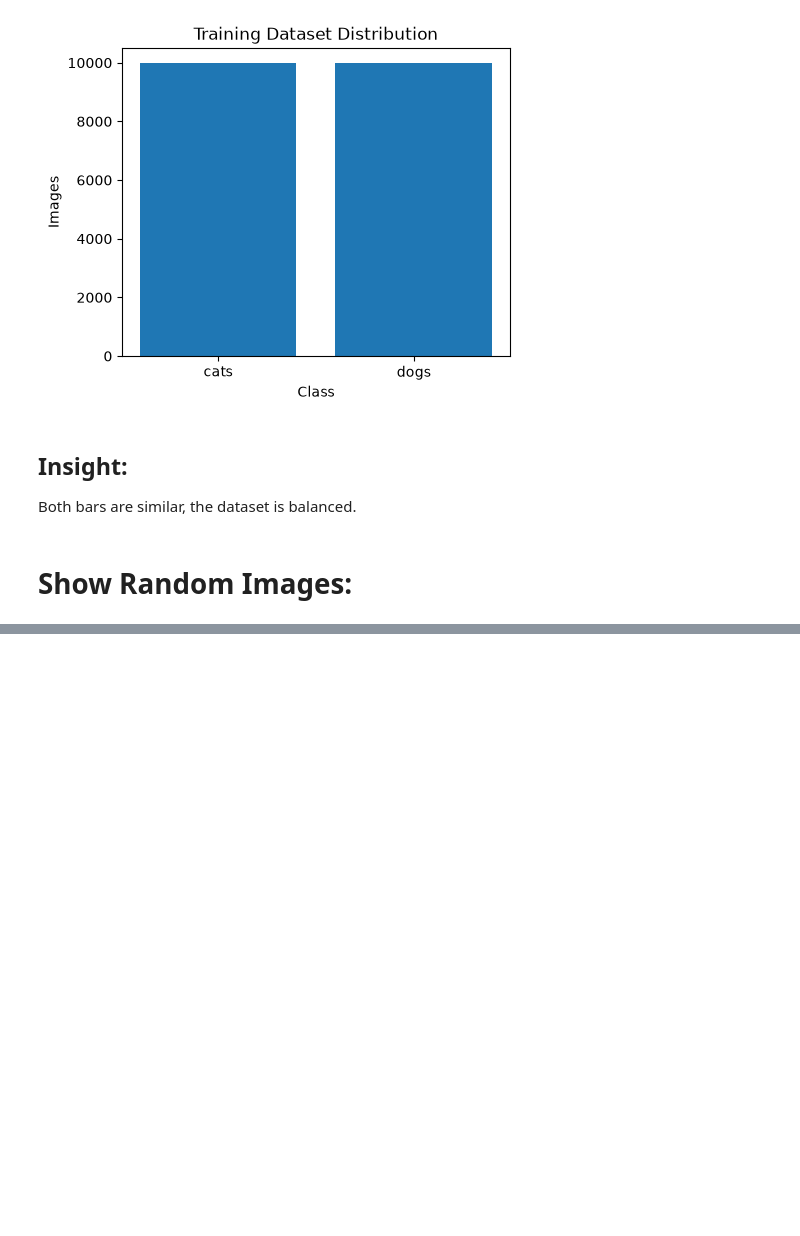
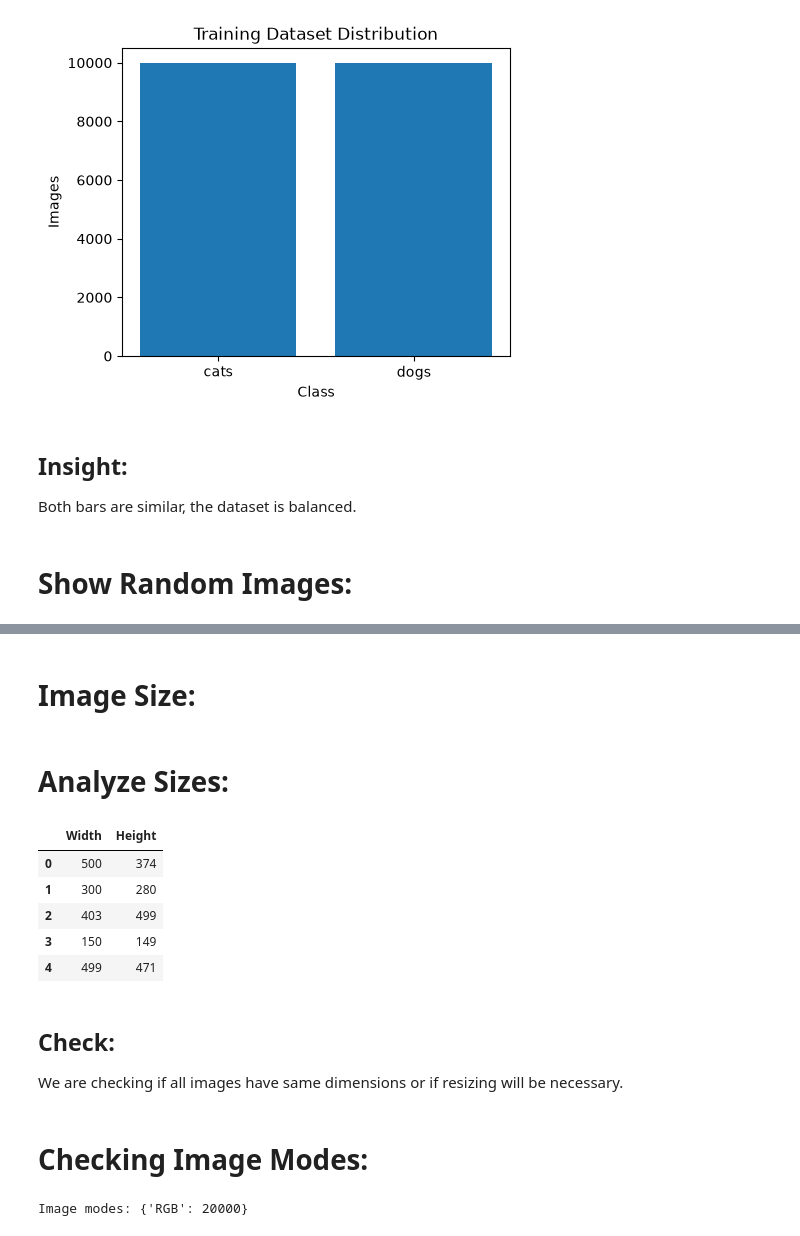
Before and after one commit to itshowrohitworks/cat-dog-classifier-torch, a Jupyter notebook: notebooks/eda.ipynb, the cells around one changed output, grey strips where cells are left out. Saved outputs shown, nothing was run; the diff lists cells and outputs as text; code cells hidden in the pictures; blank space fills up the shorter version.

Commit message:
Checked for size, modes of Images and also if there's any corrupt image.

```diff
--- a/notebooks/eda.ipynb
+++ b/notebooks/eda.ipynb
@@ -105,0 +106,41 @@ plt.show()
+# %% [markdown]
+# Image Size:
+# %%
+sizes = []
+
+for cls in classes:
+    for img_path in (TRAIN_DIR / cls).glob("*"):
+        img = Image.open(img_path)
+        sizes.append(img.size)
+# %% [markdown]
+# Analyze Sizes:
+# %%
+sizes_df = pd.DataFrame(
+    sizes,
+    columns=["Width", "Height"]
+)
+# %%
+sizes_df.head()
+# %% [output]
+|  | Width | Height |
+| 0 | 500 | 374 |
+| 1 | 300 | 280 |
+| 2 | 403 | 499 |
+| 3 | 150 | 149 |
+| 4 | 499 | 471 |
+# %% [markdown]
+## Check:
+We are checking if all images have same dimensions or if resizing will be necessary.
+# %% [markdown]
+# Checking Image Modes:
+# %%
+modes = {}
+
+for cls in classes:
+    for img_path in (TRAIN_DIR / cls).glob("*"):
+        img = Image.open(img_path)
+        modes[img.mode] = modes.get(img.mode, 0) + 1
+
+print(f"Image modes: {modes}")
+# %% [output]
+Image modes: {'RGB': 20000}
```
Also changed, not shown: parts of 4 cells of this notebook.
